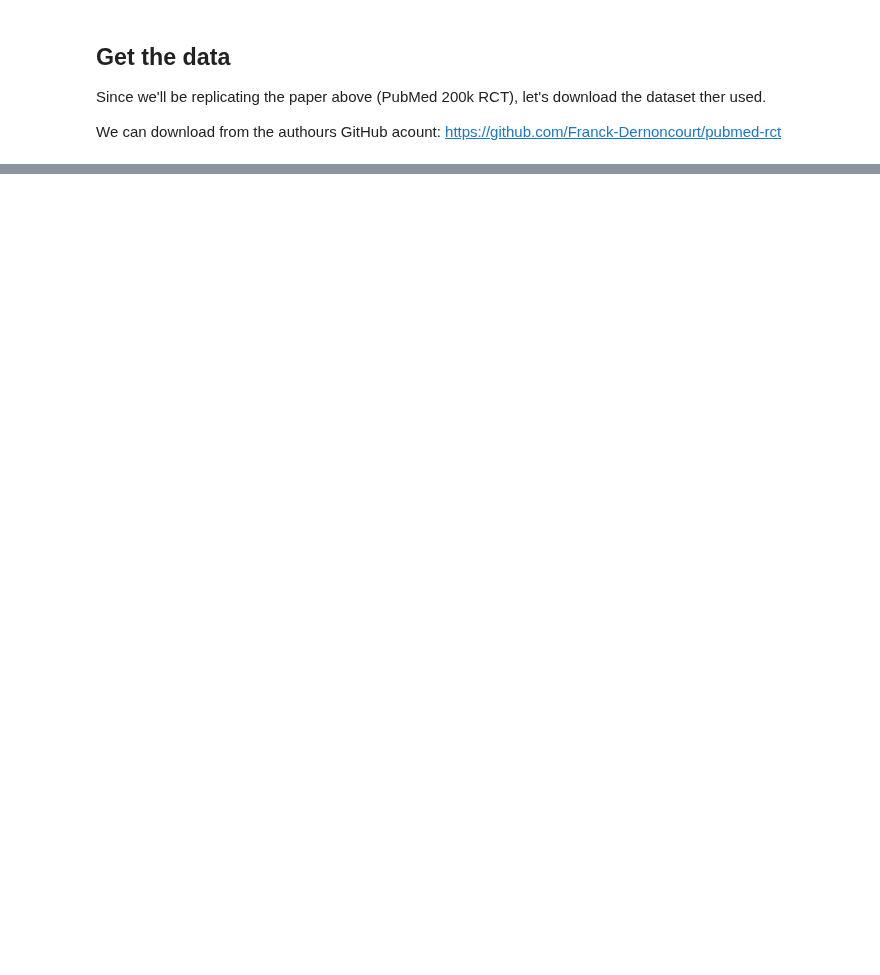
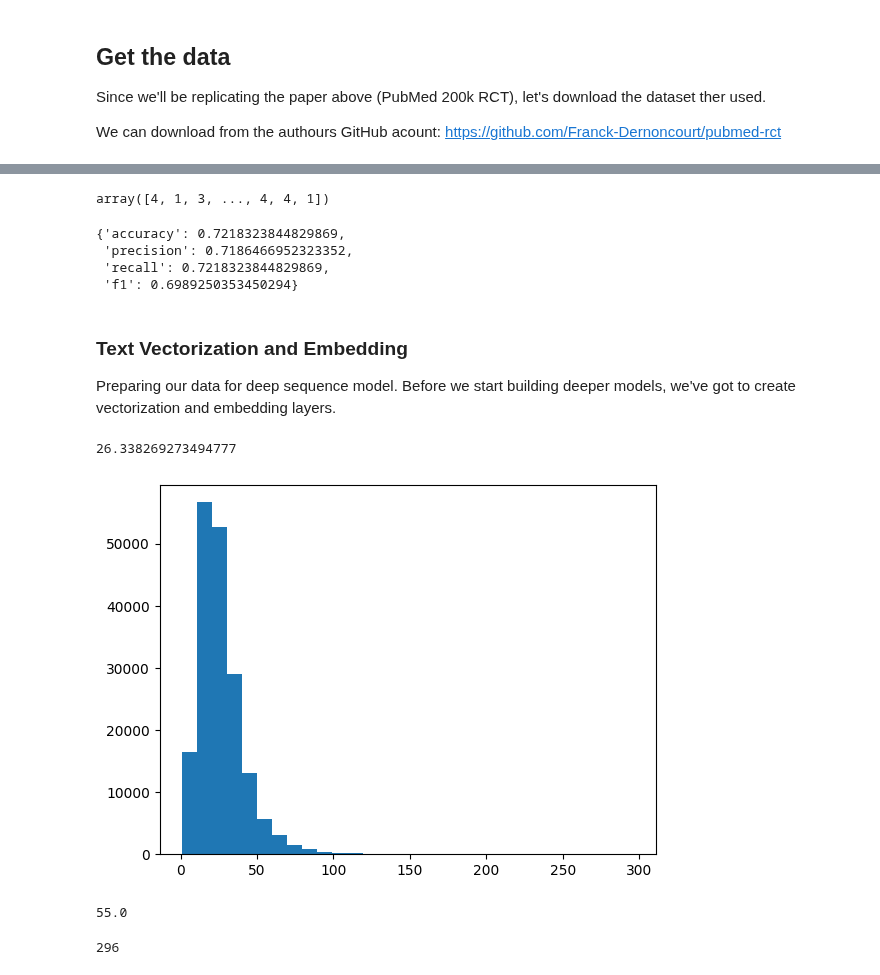
Before and after one commit to SedatParlak/tensorflow, a Jupyter notebook: 09_SkimLit_NLP_Milestone_Project.ipynb, the cells around one changed output, grey strips where cells are left out. Cells and saved outputs as stored; diff of their text form; code cells hidden in the pictures; blank space fills up the shorter version.

Commit message:
adding models and evalute them (from baseline to model 4)

```diff
--- a/09_SkimLit_NLP_Milestone_Project.ipynb
+++ b/09_SkimLit_NLP_Milestone_Project.ipynb
@@ -20,0 +261,7 @@ We can download from the authours GitHub acount: https://github.com/Franck-Derno
+# %%
+# Convert text lines into lists
+train_sentences = train_df['text'].tolist()
+val_sentences = val_df['text'].tolist()
+test_sentences = test_df['text'].tolist()
+
+len(train_sentences), len(val_sentences), len(test_sentences)
@@ -20,0 +356,6 @@ We can download from the authours GitHub acount: https://github.com/Franck-Derno
+# %%
+# Make predictions using our baseline model
+baseline_preds = model_0.predict(val_sentences)
+baseline_preds
+# %% [output]
+array([4, 1, 3, ..., 4, 4, 1])
@@ -20,0 +381,37 @@ We can download from the authours GitHub acount: https://github.com/Franck-Derno
+# %%
+# Get baseline results
+baseline_results = calculate_results(y_true=val_labels_encoded,
+                                     y_pred=baseline_preds)
+baseline_results
+# %% [output]
+{'accuracy': 0.7218323844829869,
+ 'precision': 0.7186466952323352,
+ 'recall': 0.7218323844829869,
+ 'f1': 0.6989250353450294}
+# %% [markdown]
+### Text Vectorization and Embedding
+
+Preparing our data for deep sequence model. Before we start building deeper models, we've got to create vectorization and embedding layers.
+# %%
+# How long is each sentence on average?
+sent_lens = [len(sentence.split()) for sentence in train_sentences]
+avg_sent_len = np.mean(sent_lens)
+avg_sent_len
+# %% [output]
+26.338269273494777
+# %%
+# What's the distribution look like?
+plt.hist(sent_lens, bins=30);
+# %% [output]
+[figure, added]
+# %%
+# How long of a sentence length covers %95 of examples?
+output_seq_len = np.percentile(sent_lens, 95)
+output_seq_len
+# %% [output]
+55.0
+# %%
+# Max sequence length in the training sentence
+max(sent_lens)
+# %% [output]
+296
```
Also changed, not shown: parts of 100 cells of this notebook.
